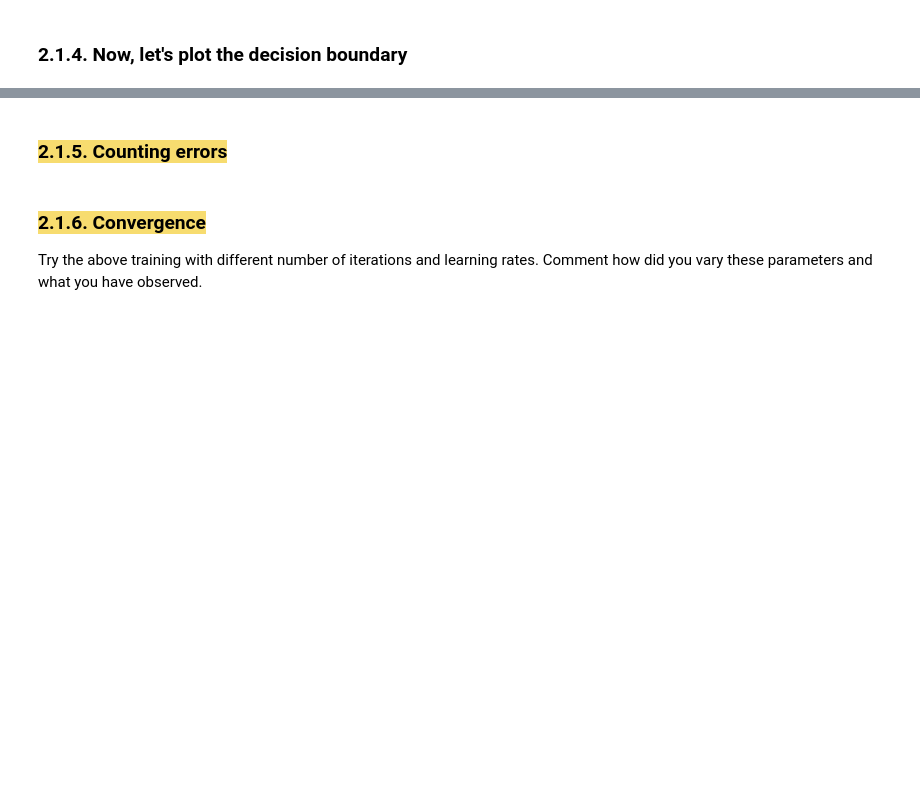
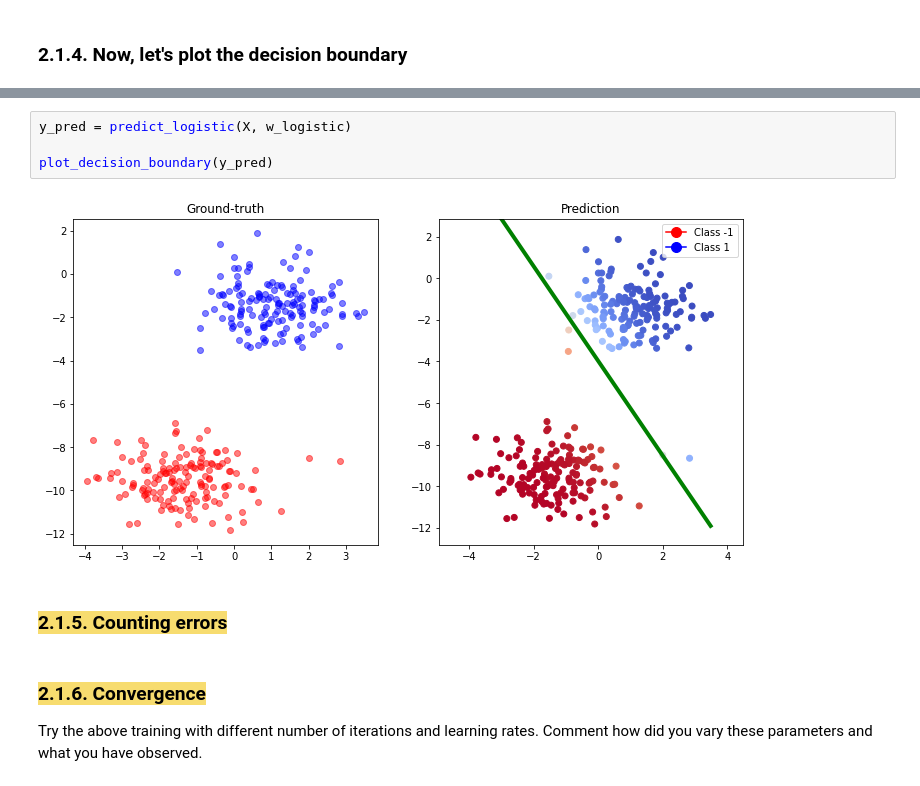
Before and after one commit to gdquintero/mac5832, a Jupyter notebook: ep2/ep02_logreg.ipynb, the cells around one changed output, grey strips where cells are left out. Cells and saved outputs as stored; diff of their text form; blank space fills up the shorter version.

```diff
--- a/ep2/ep02_logreg.ipynb
+++ b/ep2/ep02_logreg.ipynb
@@ -324,3 +328,9 @@ plt.show()
+# %%
+y_pred = predict_logistic(X, w_logistic)
+
+plot_decision_boundary(y_pred)
+# %% [output]
+[figure, added]
 # %% [markdown]
 ### <font style="background-color: #f7dc6f">2.1.5.  Counting errors</font>
 # %% [markdown]
```
Also changed, not shown: parts of 14 cells of this notebook, 2 other files.
